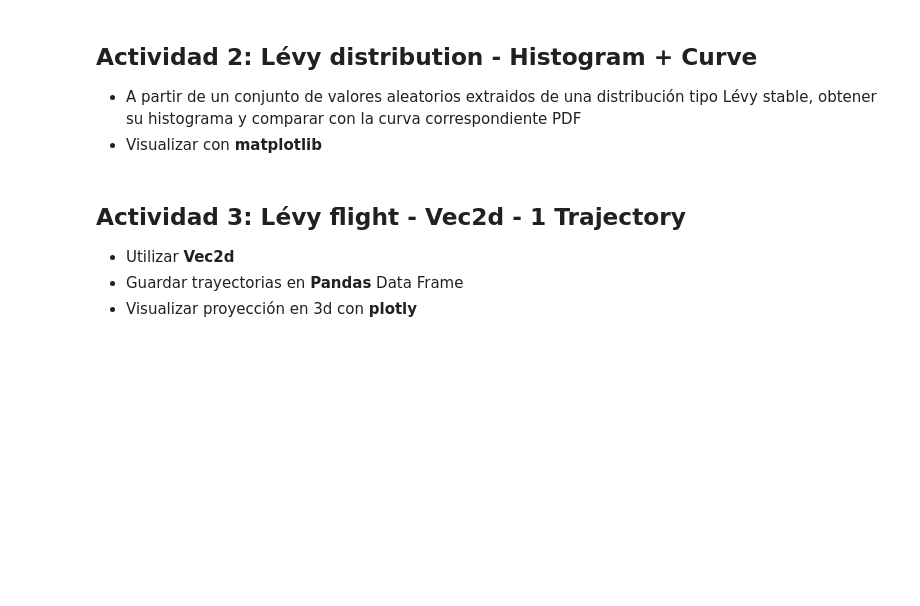
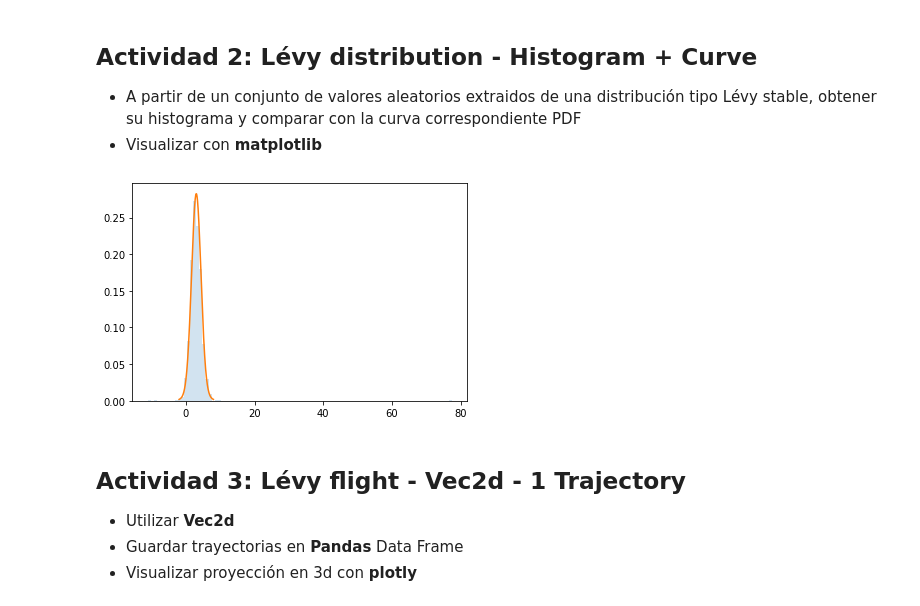
Before and after one commit to Criz23/TI_1_Practica2_JRM, a Jupyter notebook: TI_1_Practica2_JRM.ipynb, the cells around one changed output. Saved outputs shown, nothing was run; the diff lists cells and outputs as text; code cells hidden in the pictures; blank space fills up the shorter version.

```diff
--- a/TI_1_Practica2_JRM.ipynb
+++ b/TI_1_Practica2_JRM.ipynb
@@ -105,6 +105,15 @@ fig_Levy_pdf.show()
 
 * A partir de un conjunto de valores aleatorios extraidos de una distribución tipo Lévy stable, obtener su histograma y comparar con la curva correspondiente PDF
 * Visualizar con **matplotlib**
+# %%
+Levy_rvs = levy_stable.rvs(Levy_exponents[3], beta, loc=std_motion_steps, size=1000)
+
+plt.hist(Levy_rvs, bins=100, density=True, histtype='stepfilled', alpha=0.2, label='Levy walk histo')
+plt.plot(aux_domain, Levy_pdf[3])
+
+plt.show()
+# %% [output]
+[figure, added]
 # %% [markdown]
 ## Actividad 3: Lévy ﬂight - Vec2d - 1 Trajectory
 
```
